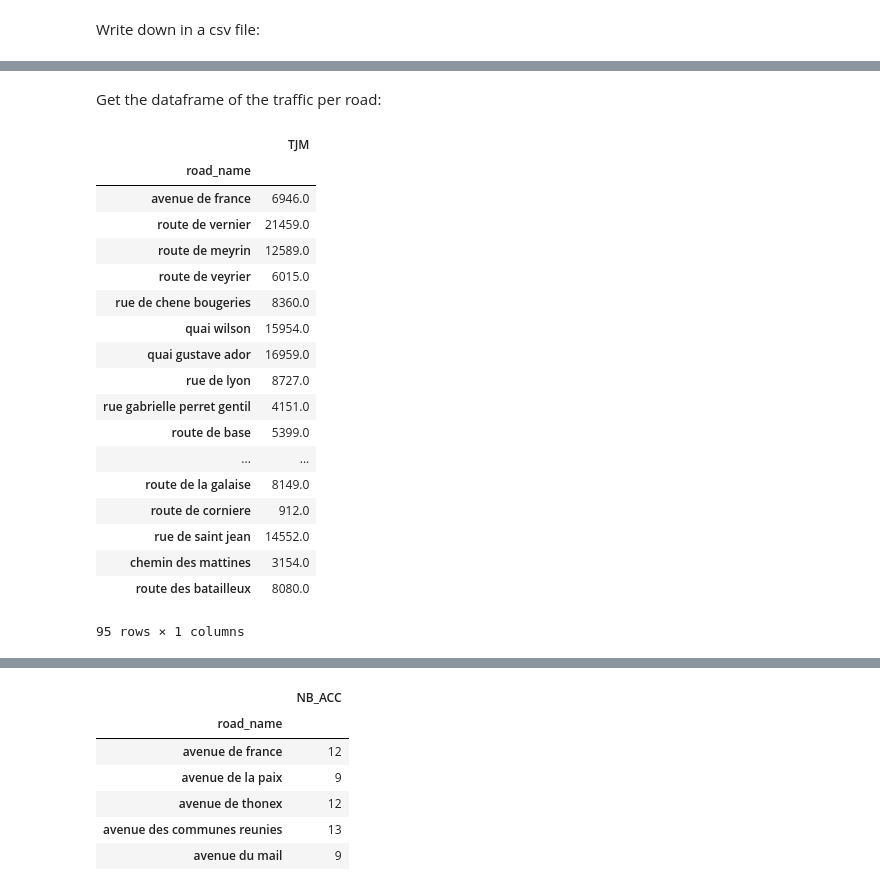
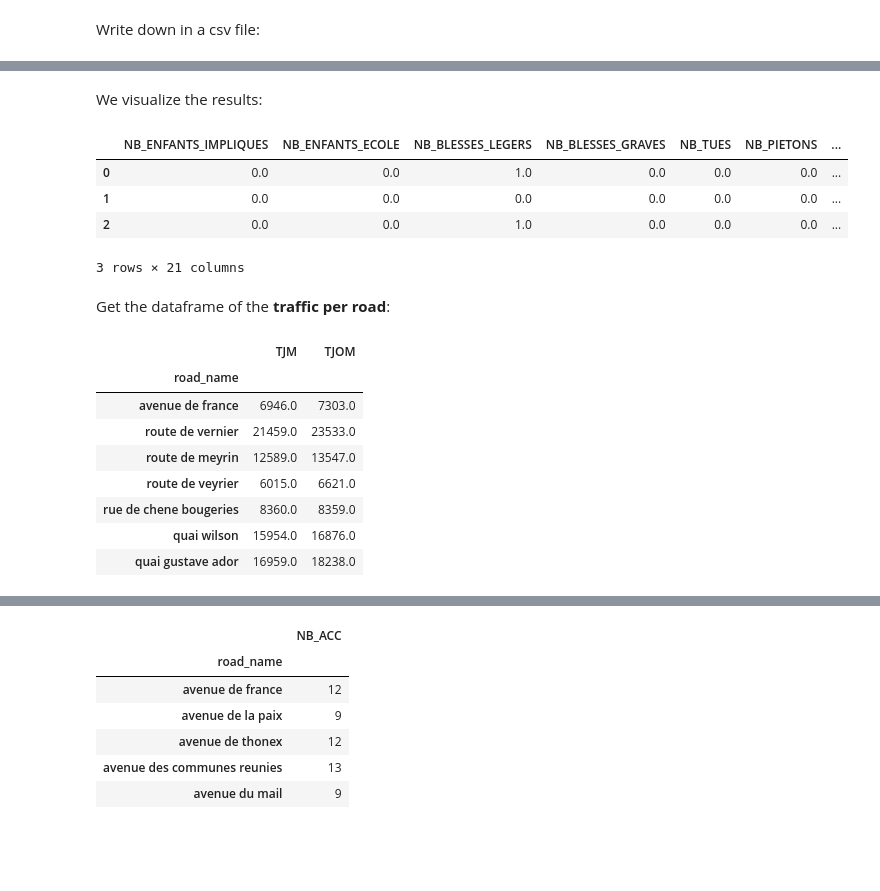
Before and after one commit to LucaZampieri/ADA_homework_LMX, a Jupyter notebook: LMX_Project/LUCA/Road_name_traffic.ipynb, the cells around one changed output, grey strips where cells are left out. Saved outputs shown, nothing was run; the diff lists cells and outputs as text; code cells hidden in the pictures; blank space fills up the shorter version.

```diff
--- a/LMX_Project/LUCA/Road_name_traffic.ipynb
+++ b/LMX_Project/LUCA/Road_name_traffic.ipynb
@@ -802,6 +816,6 @@ We see that we lost 2/3 of our data. This was expectable since the traffic is no
 # %% [markdown]
 Write down in a csv file:
 # %%
-FINAL_FOLDER = 'final_csv'
+FINAL_FOLDER = 'final_csv/'
 #merged.to_csv(FINAL_FOLDER + 'acc_with_traffic_2015#.csv', sep='\t', encoding='utf-8') # to run with care
 # %% [markdown]
@@ -845,27 +843,27 @@ acc_traffic.head()#.road_name.value_counts()[0:10]
+# %% [markdown]
+We visualize the results:
+# %%
+acc_traffic.head(3)
+# %% [output]
+|  | NB_ENFANTS_IMPLIQUES | NB_ENFANTS_ECOLE | NB_BLESSES_LEGERS | NB_BLESSES_GRAVES | NB_TUES | NB_PIETONS | ... |
+| 0 | 0.0 | 0.0 | 1.0 | 0.0 | 0.0 | 0.0 | ... |
+| 1 | 0.0 | 0.0 | 0.0 | 0.0 | 0.0 | 0.0 | ... |
+| 2 | 0.0 | 0.0 | 1.0 | 0.0 | 0.0 | 0.0 | ... |
+3 rows × 21 columns
 # %% [markdown]
-Get the dataframe of the traffic per road:
+Get the dataframe of the **traffic per road**:
 # %%
 traffic_per_road = acc_traffic.drop_duplicates(subset='road_name').copy()
-traffic_per_road = traffic_per_road[['road_name','TJM']]
+traffic_per_road = traffic_per_road[['road_name','TJM','TJOM']]
 traffic_per_road.set_index('road_name',inplace=True)
-traffic_per_road
+traffic_per_road.head(7)
 # %% [output]
-|  | TJM |
-| road_name |  |
-| avenue de france | 6946.0 |
-| route de vernier | 21459.0 |
-| route de meyrin | 12589.0 |
-| route de veyrier | 6015.0 |
-| rue de chene bougeries | 8360.0 |
-| quai wilson | 15954.0 |
-| quai gustave ador | 16959.0 |
-| rue de lyon | 8727.0 |
-| rue gabrielle perret gentil | 4151.0 |
-| route de base | 5399.0 |
-| ... | ... |
-| route de la galaise | 8149.0 |
-| route de corniere | 912.0 |
-| rue de saint jean | 14552.0 |
-| chemin des mattines | 3154.0 |
-| route des batailleux | 8080.0 |
+|  | TJM | TJOM |
+| road_name |  |  |
+| avenue de france | 6946.0 | 7303.0 |
+| route de vernier | 21459.0 | 23533.0 |
+| route de meyrin | 12589.0 | 13547.0 |
+| route de veyrier | 6015.0 | 6621.0 |
+| rue de chene bougeries | 8360.0 | 8359.0 |
+| quai wilson | 15954.0 | 16876.0 |
+| quai gustave ador | 16959.0 | 18238.0 |
-95 rows × 1 columns
```
Also changed, not shown: parts of 58 cells of this notebook, 2 other files.
